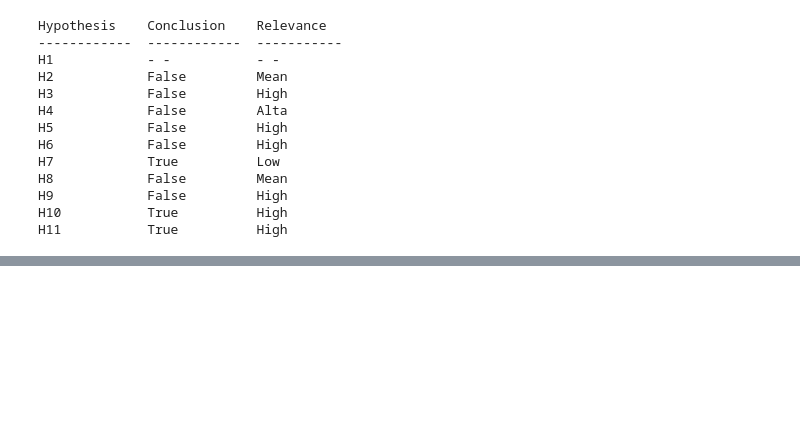
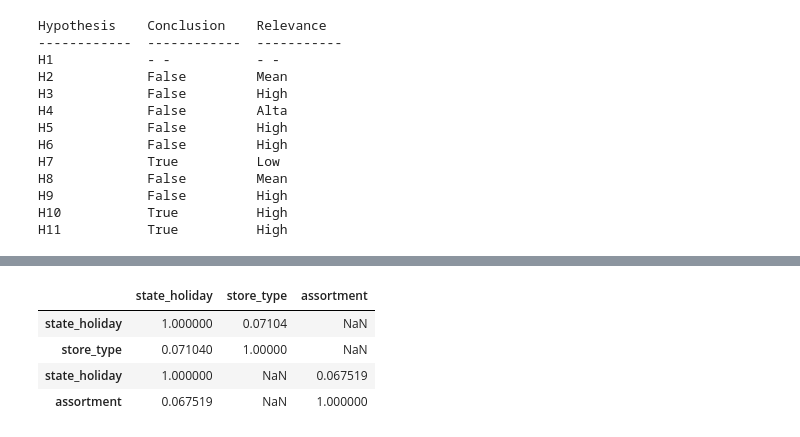
Before and after one commit to guiaraujofreitas/Rossmann-Store-Sales, a Jupyter notebook: m04_Store_Sales_prediction.ipynb, the cells around one changed output, grey strips where cells are left out. Cells and saved outputs as stored; diff of their text form; code cells hidden in the pictures; blank space fills up the shorter version.

```diff
--- a/m04_Store_Sales_prediction.ipynb
+++ b/m04_Store_Sales_prediction.ipynb
@@ -868,0 +893,24 @@ H11           True          High
+# %%
+# ====================== state_holiday ================================= #
+categorical_1 = corr_matrix( categorical, ['state_holiday', 'store_type'] )
+categorical_2 = corr_matrix( categorical, ['state_holiday', 'assortment'] )
+#categorical_3 = corr_matrix( categorical, ['state_holiday', 'year_week'] )
+
+# ======================= store type =================================== #
+categorical_4 = corr_matrix( categorical, ['store_type', 'state_holiday'] )
+categorical_5 = corr_matrix( categorical, ['store_type', 'assortment']    )
+#categorical_6 = corr_matrix( categorical, ['store_type', 'store_type']    )
+
+# ======================= assortment =================================== #
+categorical_7 = corr_matrix( categorical, ['assortment', 'state_holiday'] )
+categorical_8 = corr_matrix( categorical, ['assortment', 'store_type']    )
+#categorical_9 = corr_matrix(categorical,  ['assortment', 'assortment']    )
+#plot_corr(categorical, ['state_holiday','store_type'] )
+# %%
+pd.concat([categorical_1, categorical_2])
+# %% [output]
+|  | state_holiday | store_type | assortment |
+| state_holiday | 1.000000 | 0.07104 | NaN |
+| store_type | 0.071040 | 1.00000 | NaN |
+| state_holiday | 1.000000 | NaN | 0.067519 |
+| assortment | 0.067519 | NaN | 1.000000 |
```
Also changed, not shown: parts of 10 cells of this notebook.
